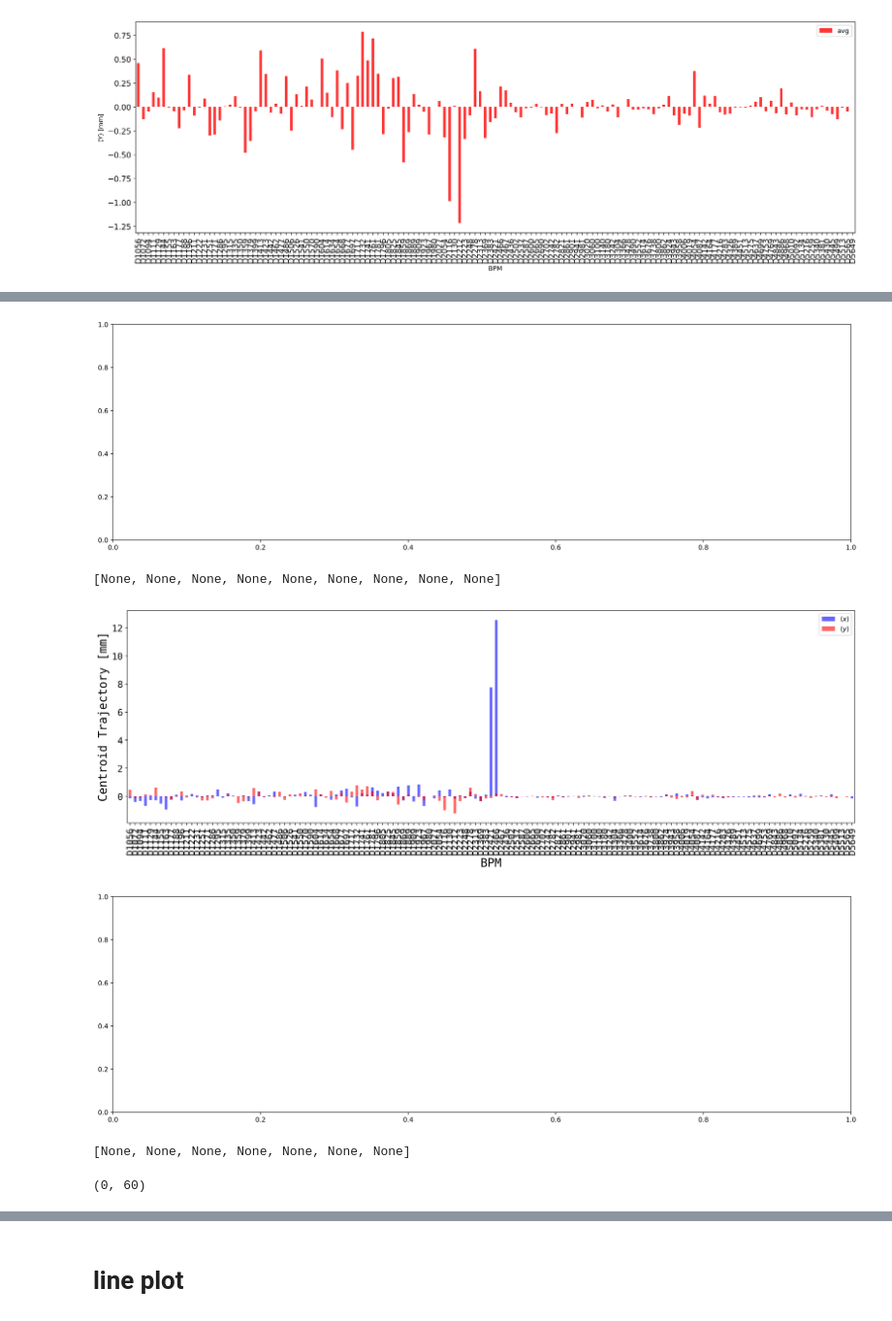
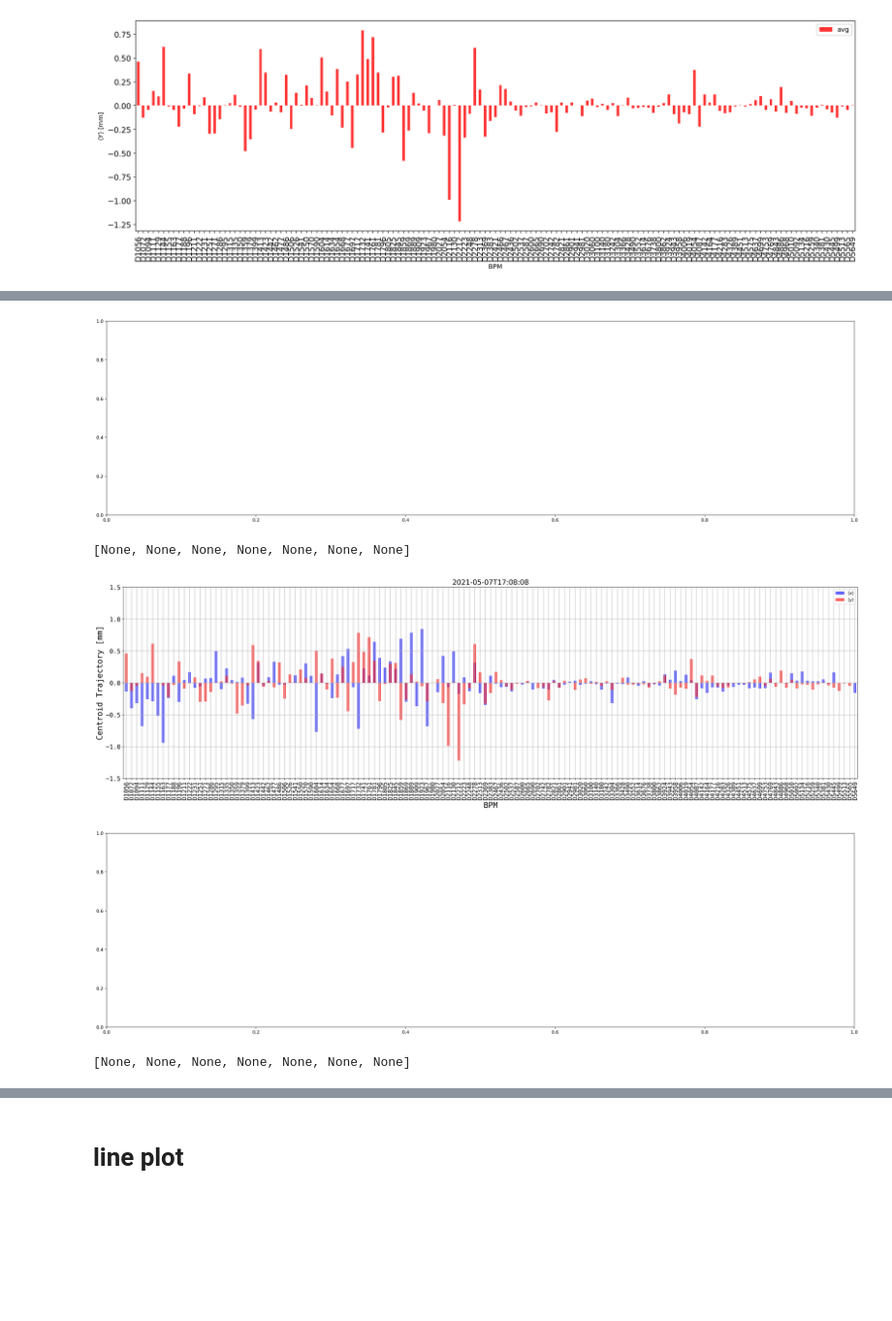
Before and after one commit to phantasy-project/phantasy-apps, a Jupyter notebook: phantasy_apps/msviz/data/machstate.ipynb, the cells around one changed output, grey strips where cells are left out. Shown at 97% size. Cells and saved outputs as stored; diff of their text form; code cells hidden in the pictures; blank space fills up the shorter version.

```diff
--- a/phantasy_apps/msviz/data/machstate.ipynb
+++ b/phantasy_apps/msviz/data/machstate.ipynb
@@ -150,26 +197,29 @@ df_traj_y.plot.bar(y='avg', yerr='std', ylabel='$\\langle Y \\rangle$ [mm]',
 # %%
-fig, ax = plt.subplots(figsize=(20, 6), dpi=180)
+fig, ax = plt.subplots(figsize=(30, 8), dpi=180)
 # %% [output]
-[figure, old version]
+[figure, new version]
 # %%
-df_traj_x.plot.bar(y='avg', yerr='std', ax=ax,
+df_traj_x_1.plot.bar(y='avg', yerr='std', ax=ax,
                    fontsize=14, rot=90, alpha=0.6, color='b', label='$\\langle x \\rangle$')
-df_traj_y.plot.bar(y='avg', yerr='std', ax=ax,
+df_traj_y_1.plot.bar(y='avg', yerr='std', ax=ax,
                    fontsize=14, rot=90, alpha=0.6, color='r', label='$\\langle y \\rangle$')
 ax.set_xlabel("BPM", fontsize=18, fontfamily='monospace')
 ax.set_ylabel('Centroid Trajectory [mm]', fontsize=18, fontfamily='monospace')
+ax.set_ylim([-1.5, 1.5])
+ax.grid()
+ax.set_title(df_traj_x.columns[1][:-4], fontsize=16)
 [i.set_family('monospace') for i in ax.get_xticklabels()]
 [i.set_family('monospace') for i in ax.get_yticklabels()]
 # %% [output]
-[None, None, None, None, None, None, None, None, None]
+[None, None, None, None, None, None, None]
 # %%
 fig
 # %% [output]
-[figure, old version]
+[figure, new version]
 # %%
-fig1, ax1 = plt.subplots(figsize=(20, 6), dpi=180)
+fig1, ax1 = plt.subplots(figsize=(30, 8), dpi=180)
 # %% [output]
-[figure, old version]
+[figure, new version]
 # %%
 df_pha.plot.bar(y='avg', yerr='std', ax=ax1, label='$\\langle \phi \\rangle$',
                    fontsize=14, rot=90, alpha=0.6, color='g')
@@ -183,10 +233,8 @@ ax1.set_xlabel("BPM", fontsize=18, fontfamily='monospace')
 # %% [output]
 [None, None, None, None, None, None, None]
 # %%
-ax1.set_ylim(-200, 420)
-ax1.right_ax.set_ylim(0, 60)
+# ax1.set_ylim(-200, 420)
+# ax1.right_ax.set_ylim(0, 60)
-# %% [output]
-(0, 60)
 # %%
 fig1
 # %% [output]
```
Also changed, not shown: parts of 15 cells of this notebook, 2 other files.
